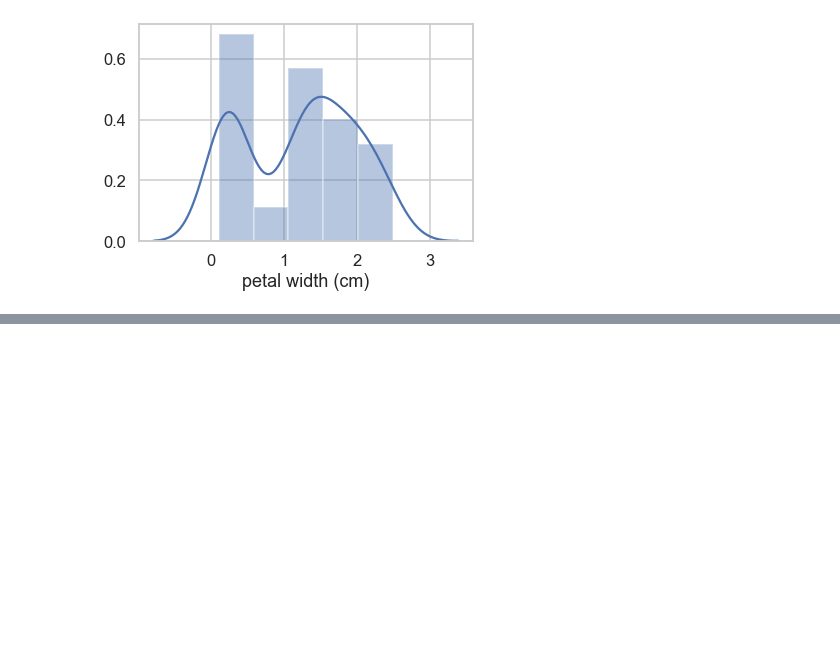
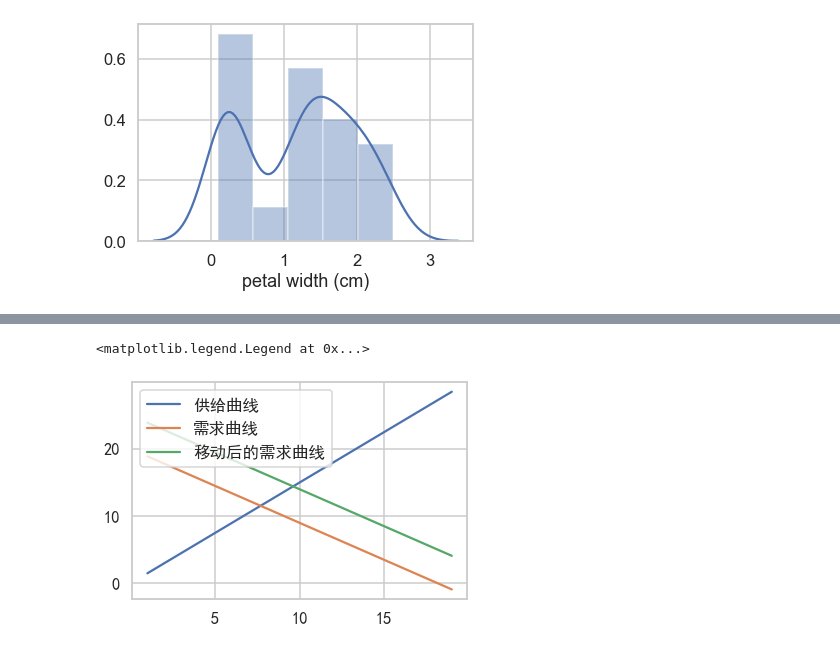
Before and after one commit to gzzzzy/ipynb-file, a Jupyter notebook: seaborn practice.ipynb, the cells around one changed output, grey strips where cells are left out. Cells and saved outputs as stored; diff of their text form; code cells hidden in the pictures; blank space fills up the shorter version.

```diff
--- a/seaborn practice.ipynb
+++ b/seaborn practice.ipynb
@@ -165,0 +204,16 @@ sns.distplot(c['petal width (cm)'])
+# %%
+plt.rcParams['font.sans-serif']=['SimHei']
+plt.rcParams['axes.unicode_minus']=False
+# %%
+x=range(1,20)
+y=[1.5*i for i in x]
+z=[-1.1*i+20 for i in x]
+a=[-1.1*i+25 for i in x]
+fig,ax=plt.subplots()
+ax.plot(x,y,label='供给曲线')
+ax.plot(x,z,label='需求曲线')
+ax.plot(x,a,label='移动后的需求曲线')
+ax.legend(loc='upper left')  # Add a legend.
+# %% [output]
+<matplotlib.legend.Legend at 0x...>
+[figure, added]
```
Also changed, not shown: parts of 6 cells of this notebook, 19 other files.
